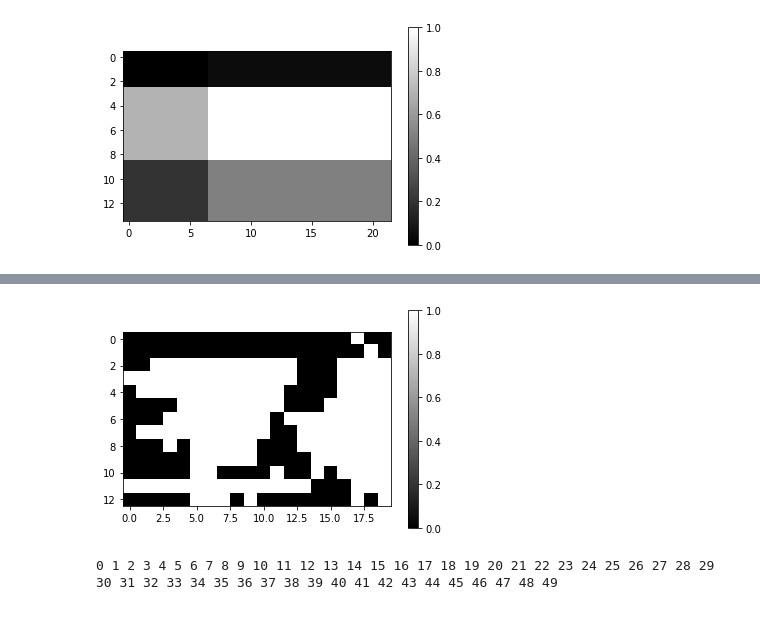
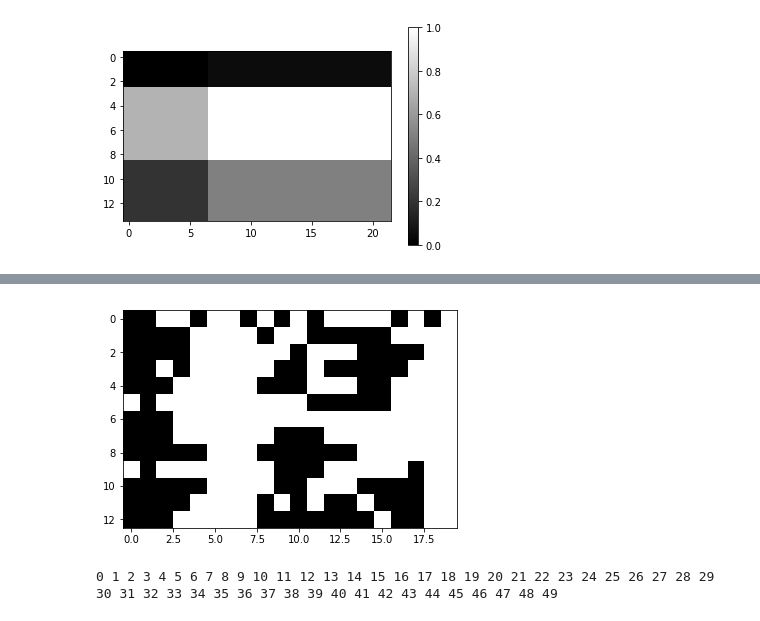
Before and after one commit to WavyV/ABM_RocketMan, a Jupyter notebook: Positional Utility Tests.ipynb, the cells around one changed output, grey strips where cells are left out. Cells and saved outputs as stored; diff of their text form; code cells hidden in the pictures.

Commit message:
added model.plot()

```diff
--- a/Positional Utility Tests.ipynb
+++ b/Positional Utility Tests.ipynb
@@ -35,7 +35,7 @@ test_theater = mdl.ClassroomDesign(pos_utilities=seating_bins.T)
 students = 150
 
 model_parameters = [0.3,   # position
-                    1,   # friends
+                    0.2,   # friends
                     0,   # sociability
                     1]   # accessability
 
@@ -45,7 +45,8 @@ sociability_sequence = rm.get_default_sociability_sequence(students)
 test_model = mdl.ClassroomModel(test_theater, model_parameters,
                                 degree_sequence=degree_sequence,
                                 sociability_sequence=sociability_sequence,
-                                deterministic_choice=True)
+                                deterministic_choice=True,
+                               seed=3)
 # %%
 for i in range(test_model.max_num_agents):
     test_model.step()
@@ -52,9 +60,8 @@ for i in range(test_model.max_num_agents):
 # %%
 plt.imshow(test_model.get_binary_model_state(), cmap='gray')
-plt.colorbar()
 plt.show()
 # %% [output]
-[figure, old version]
+[figure, new version]
 # %%
 iterations = 50
 final_seating = np.zeros(test_model.get_binary_model_state().shape)
```
Also changed, not shown: parts of 2 cells of this notebook, 2 other files.
